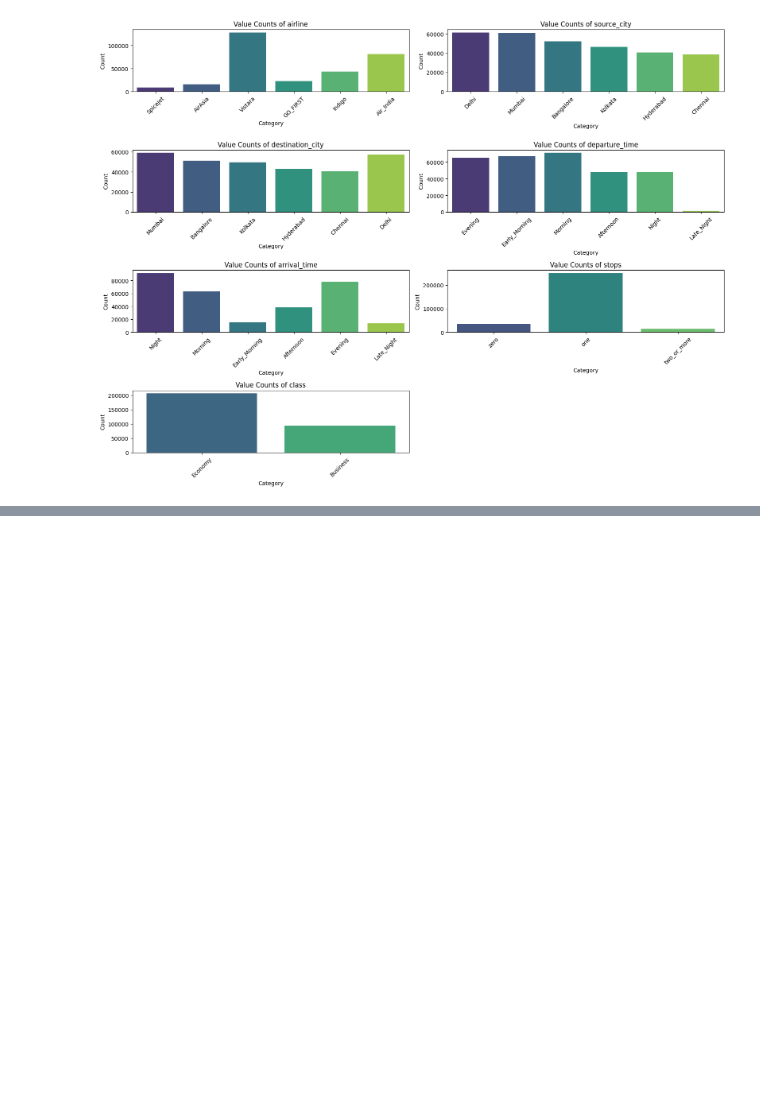
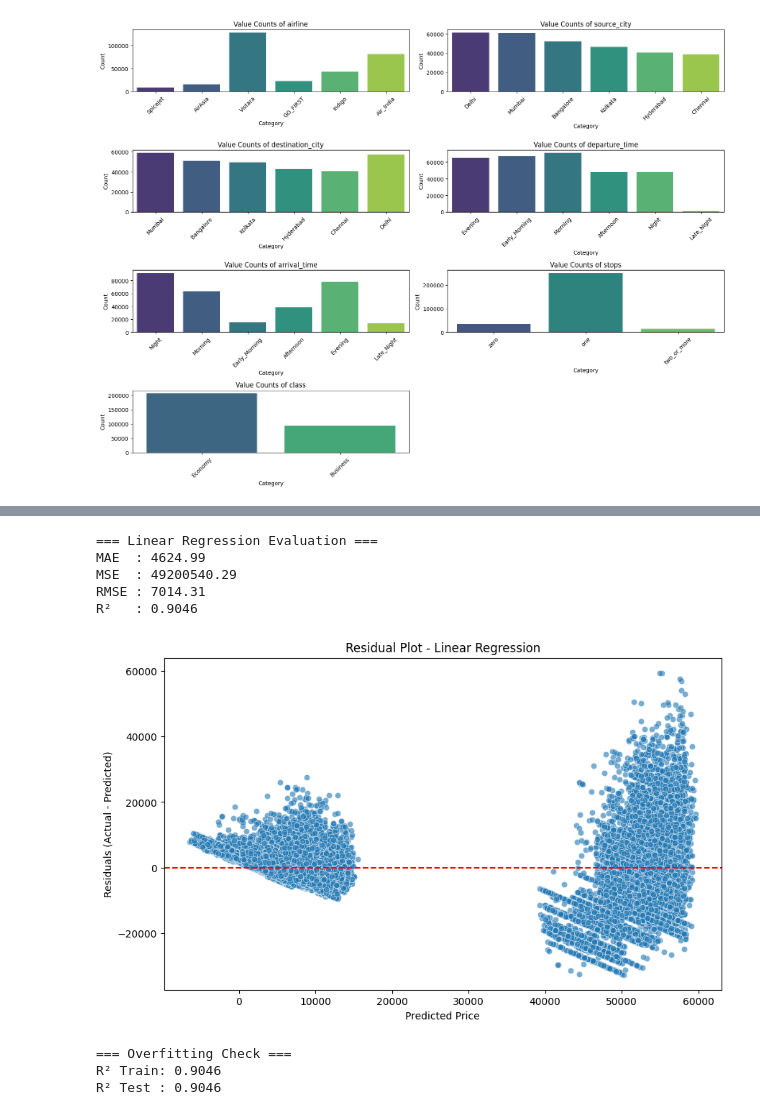
Before and after one commit to agik20/flight-price-prediction, a Jupyter notebook: main.ipynb, the cells around one changed output, grey strips where cells are left out. Drawn from its saved outputs; the diff is of its cells as text; code cells hidden in the pictures; blank space fills up the shorter version.

Commit message:
Training Linear Regression

```diff
--- a/main.ipynb
+++ b/main.ipynb
@@ -182,0 +209,63 @@ plt.show()
+# %%
+from sklearn.model_selection import train_test_split
+from sklearn.linear_model import LinearRegression
+from sklearn.metrics import mean_absolute_error, mean_squared_error, r2_score
+
+features = ['airline', 'source_city', 'destination_city',
+            'departure_time', 'arrival_time', 'stops',
+            'class', 'duration', 'days_left']
+target = 'price'
+
+X = df_clean[features]
+y = df_clean[target]
+
+X_train, X_test, y_train, y_test = train_test_split(
+    X, y, test_size=0.2, random_state=42, shuffle=True
+)
+
+linreg = LinearRegression()
+linreg.fit(X_train, y_train)
+
+y_pred = linreg.predict(X_test)
+
+mae = mean_absolute_error(y_test, y_pred)
+mse = mean_squared_error(y_test, y_pred)
+rmse = np.sqrt(mse)
+r2 = r2_score(y_test, y_pred)
+
+print("=== Linear Regression Evaluation ===")
+print(f"MAE  : {mae:.2f}")
+print(f"MSE  : {mse:.2f}")
+print(f"RMSE : {rmse:.2f}")
+print(f"R²   : {r2:.4f}")
+# %% [output]
+=== Linear Regression Evaluation ===
+MAE  : 4624.99
+MSE  : 49200540.29
+RMSE : 7014.31
+R²   : 0.9046
+# %%
+y_train_pred = linreg.predict(X_train)
+y_test_pred = linreg.predict(X_test)
+
+residuals = y_test - y_test_pred
+
+plt.figure(figsize=(10,6))
+sns.scatterplot(x=y_test_pred, y=residuals, alpha=0.6)
+plt.axhline(y=0, color='r', linestyle='--')
+plt.xlabel("Predicted Price")
+plt.ylabel("Residuals (Actual - Predicted)")
+plt.title("Residual Plot - Linear Regression")
+plt.show()
+
+r2_train = r2_score(y_train, y_train_pred)
+r2_test = r2_score(y_test, y_test_pred)
+
+print("=== Overfitting Check ===")
+print(f"R² Train: {r2_train:.4f}")
+print(f"R² Test : {r2_test:.4f}")
+# %% [output]
+[figure, added]
+=== Overfitting Check ===
+R² Train: 0.9046
+R² Test : 0.9046
```
Also changed, not shown: parts of 5 cells of this notebook.
